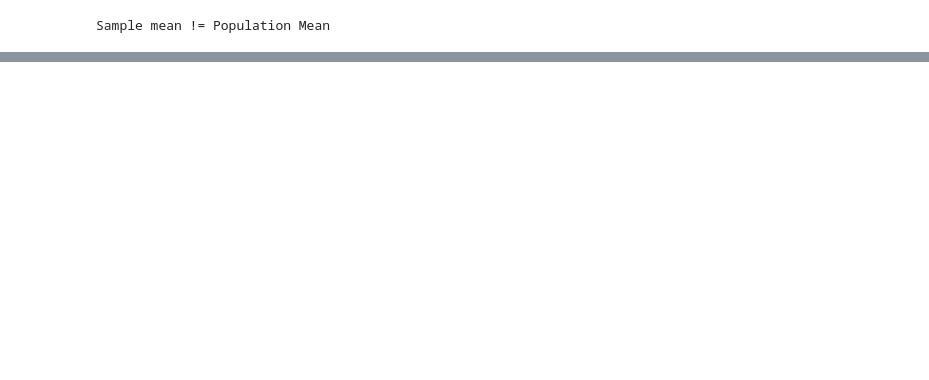
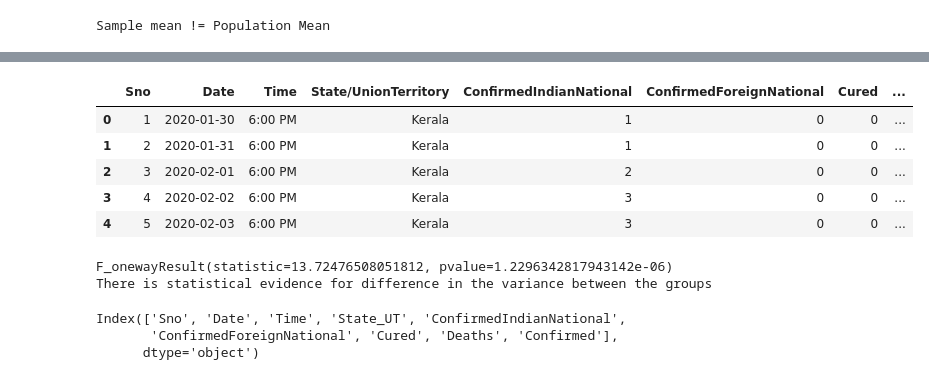
Before and after one commit to VinothL/StatisticsWorks, a Jupyter notebook: stats_hypothesis_testing.ipynb, the cells around one changed output, grey strips where cells are left out. Drawn from its saved outputs; the diff is of its cells as text; code cells hidden in the pictures; blank space fills up the shorter version.

```diff
--- a/stats_hypothesis_testing.ipynb
+++ b/stats_hypothesis_testing.ipynb
@@ -150,0 +217,10 @@ There is no statistical evidence to prove the distribution
+# %%
+df = pd.read_csv('data/covid_19_india.csv', parse_dates=['Date'])
+df.head()
+# %% [output]
+|  | Sno | Date | Time | State/UnionTerritory | ConfirmedIndianNational | ConfirmedForeignNational | Cured | ... |
+| 0 | 1 | 2020-01-30 | 6:00 PM | Kerala | 1 | 0 | 0 | ... |
+| 1 | 2 | 2020-01-31 | 6:00 PM | Kerala | 1 | 0 | 0 | ... |
+| 2 | 3 | 2020-02-01 | 6:00 PM | Kerala | 2 | 0 | 0 | ... |
+| 3 | 4 | 2020-02-02 | 6:00 PM | Kerala | 3 | 0 | 0 | ... |
+| 4 | 5 | 2020-02-03 | 6:00 PM | Kerala | 3 | 0 | 0 | ... |
@@ -150,0 +232,22 @@ There is no statistical evidence to prove the distribution
+# %%
+#Running one-way anova using stats package
+tn_confirmed = df[df.State_UT == 'Tamil Nadu'].Confirmed
+ker_confirmed = df[df.State_UT == 'Kerala'].Confirmed
+up_confirmed = df[df.State_UT == 'Uttar Pradesh'].Confirmed
+aov_table = stats.f_oneway(tn_confirmed,ker_confirmed,up_confirmed)
+print(aov_table)
+if aov_table[1] < ALPHA:
+    print('There is statistical evidence for difference in the variance between the groups')
+else:
+    print('No statistical evidence to prove the difference')
+# %% [output]
+F_onewayResult(statistic=13.72476508051812, pvalue=1.2296342817943142e-06)
+There is statistical evidence for difference in the variance between the groups
+# %%
+df_sub = df[df.State_UT.isin(['Tamil Nadu','Kerala','Uttar Pradesh'])]
+df_sub.Confirmed.fillna(method='ffill')
+print(df_sub.columns)
+# %% [output]
+Index(['Sno', 'Date', 'Time', 'State_UT', 'ConfirmedIndianNational',
+       'ConfirmedForeignNational', 'Cured', 'Deaths', 'Confirmed'],
+      dtype='object')
```
Also changed, not shown: parts of 27 cells of this notebook, 1 other file.
